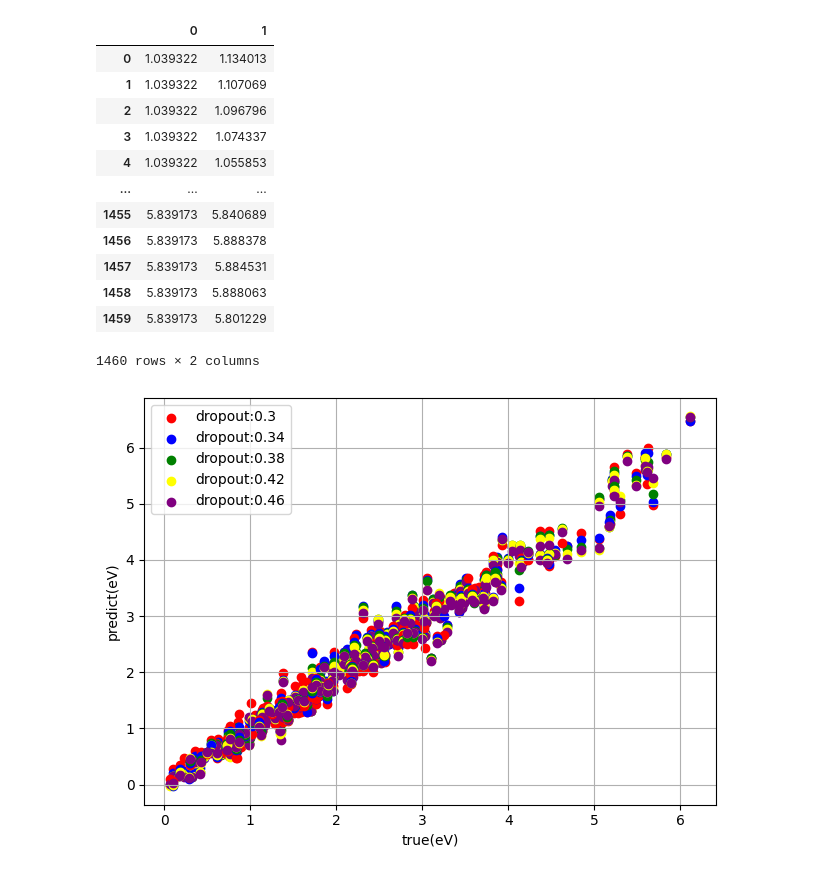
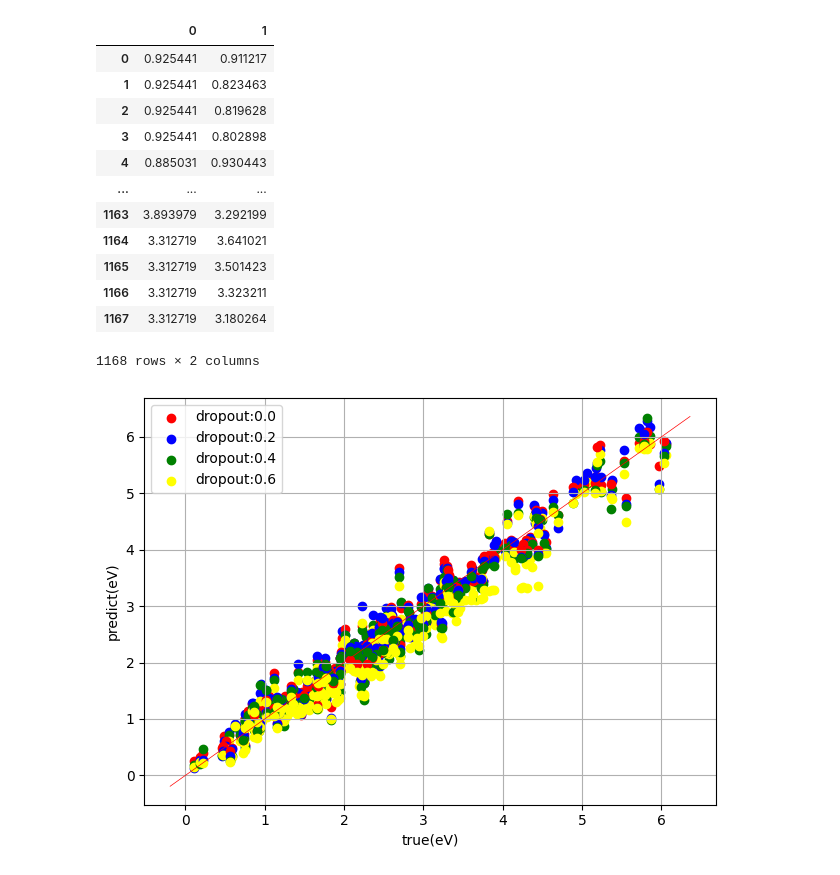
Before and after one commit to nao008/DOSnet_old, a Jupyter notebook: plot_dropout.ipynb, the cells around one changed output. Saved outputs shown, nothing was run; the diff lists cells and outputs as text; code cells hidden in the pictures.

Commit message:
[upgrade plot_dropout] adaptation kfold

```diff
--- a/plot_dropout.ipynb
+++ b/plot_dropout.ipynb
@@ -12,7 +6,20 @@ alldata = "test"
+# %%
+#データのを選択
+dataname = "CH_data"
+
+# "wide" or "detail"
+data_width = "wide"
+
+# "reguler" or "kfold"
+run_mode = "kfold"
+
+if run_mode == "reguler":
+    # test or train
+    alldata = "test"
 # %%
 log = {}
 if data_width == "wide":
-    dropout_vals = [0.0, 0.2, 0.4, 0.6, 0.8]
+    dropout_vals = [0.0, 0.2, 0.4, 0.6]
 elif data_width == "detail":
     dropout_vals = [0.3, 0.34, 0.38, 0.42, 0.46]
 else:
@@ -20,14 +27,17 @@ else:
     exit()
 
 # ファイル名のリスト
-filenames = [f"result/dropout/{dataname}_dropout{dropout_val}_predict_{alldata}.txt" for dropout_val in dropout_vals]
+if run_mode == "reguler":
+    filenames = [f"result/dropout/{dataname}_dropout{dropout_val}_predict_{alldata}.txt" for dropout_val in dropout_vals]
+elif run_mode == "kfold":
+    filenames = [f"result/dropout/{dataname}_CV_dropout{dropout_val}.txt" for dropout_val in dropout_vals]
 
 # 各ファイルからデータを読み込み、データフレームに変換
 df_list = [pd.read_csv(filename, sep=" ", header=None) for filename in filenames]
 
 #各データフレームの名称と色
 labels = [f"dropout:{dropout_val}" for dropout_val in dropout_vals]
-colors = ['red', 'blue', 'green', 'yellow', 'purple']
+colors = ['red', 'blue', 'green', 'yellow']#, 'purple']
 
 # 抽出した全要素をまとめるdf
 all_df = pd.DataFrame()
@@ -52,41 +62,48 @@ all_df = all_df.reset_index(drop=True)
 all_df
 # %% [output]
 |  | 0 | 1 |
-| 0 | 1.039322 | 1.134013 |
-| 1 | 1.039322 | 1.107069 |
-| 2 | 1.039322 | 1.096796 |
-| 3 | 1.039322 | 1.074337 |
-| 4 | 1.039322 | 1.055853 |
+| 0 | 0.925441 | 0.911217 |
+| 1 | 0.925441 | 0.823463 |
+| 2 | 0.925441 | 0.819628 |
+| 3 | 0.925441 | 0.802898 |
+| 4 | 0.885031 | 0.930443 |
 | ... | ... | ... |
-| 1455 | 5.839173 | 5.840689 |
-| 1456 | 5.839173 | 5.888378 |
-| 1457 | 5.839173 | 5.884531 |
-| 1458 | 5.839173 | 5.888063 |
-| 1459 | 5.839173 | 5.801229 |
+| 1163 | 3.893979 | 3.292199 |
+| 1164 | 3.312719 | 3.641021 |
+| 1165 | 3.312719 | 3.501423 |
+| 1166 | 3.312719 | 3.323211 |
+| 1167 | 3.312719 | 3.180264 |
-1460 rows × 2 columns
+1168 rows × 2 columns
 # %%
 # 散布図のplot
 fig1, ax1 = plt.subplots()
 # 凡例用のハンドラとラベルを保存するリスト
 handlers = []
 labels_list = []
 for i in range(len(all_df)):
     scatter = ax1.scatter(all_df[0][i], all_df[1][i], color=colors[i%len(labels)], label=labels[i%len(labels)])
     # 同じラベルが既にリストに存在しない場合に、ハンドラとラベルを追加
     if labels[i%len(labels)] not in labels_list:
         handlers.append(scatter)
         labels_list.append(labels[i%len(labels)])
+
 # 軸の名前を設定
 plt.legend(handles=handlers, labels=labels_list)
 plt.xlabel('true(eV)')
 plt.ylabel('predict(eV)')
+# y=xのグラフを描画
+plt.plot(x, x, color='red', linewidth=0.5)
+#グリッドを表示
 plt.grid(True)
+#グラフのレイアウトを設定
 plt.tight_layout()
+#グラフの保存
 plt.savefig(f'resultplot/dropout{data_width}_scatter.png')
+#グラフの表示
 plt.show(block=False)
 plt.close()
 # %% [output]
-[figure, old version]
+[figure, new version]
 # %%
 #エラーバーのplot
 fig2, ax2 = plt.subplots()
```
Also changed, not shown: parts of 2 cells of this notebook, 1 other file.
